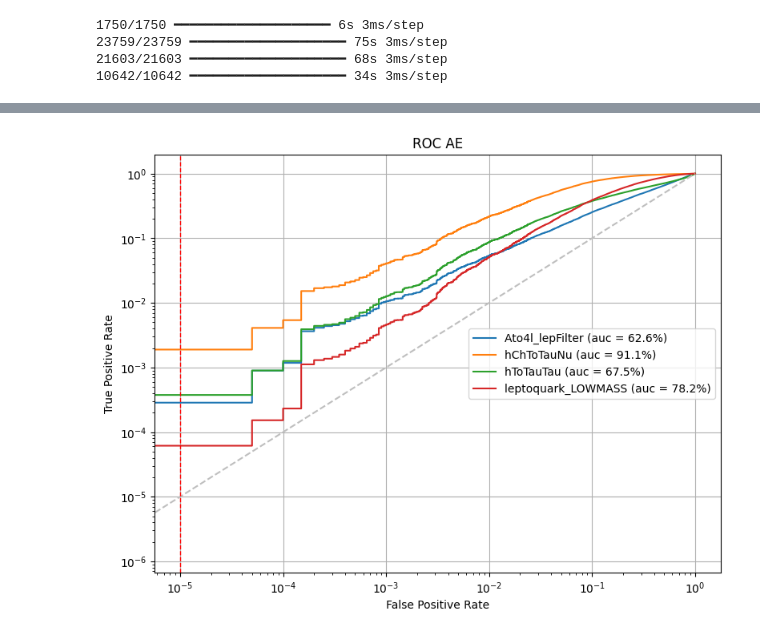
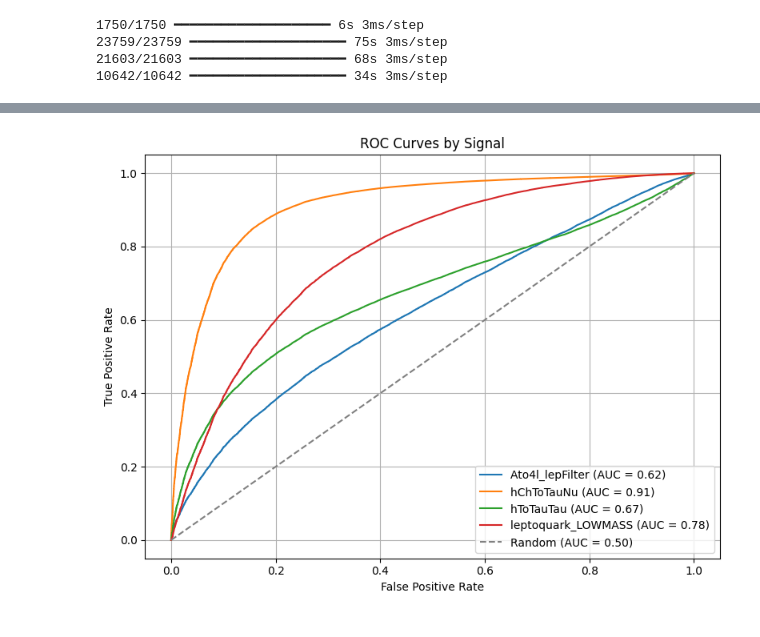
Before and after one commit to nat611/MScDissertation, a Jupyter notebook: autoencoder_1.ipynb, the cells around one changed output, grey strips where cells are left out. Cells and saved outputs as stored; diff of their text form; code cells hidden in the pictures.

```diff
--- a/autoencoder_1.ipynb
+++ b/autoencoder_1.ipynb
@@ -259,31 +275,40 @@ plt.show()
-# %%
-labels = np.concatenate([['Background'], np.array(signal_labels)])
-
-target_background = np.zeros(total_loss[0].shape[0])
-
-plt.figure(figsize=(8,6))
-for i, label in enumerate(labels):
-    if i == 0: continue # background events
-
-    trueVal = np.concatenate((np.ones(total_loss[i].shape[0]), target_background)) # anomaly=1, bkg=0
-    predVal_loss = np.concatenate((total_loss[i], total_loss[0]))
-
-    fpr_loss, tpr_loss, threshold_loss = roc_curve(trueVal, predVal_loss)
-
-    auc_loss = auc(fpr_loss, tpr_loss)
-
-    plt.plot(fpr_loss, tpr_loss, "-", label='%s (auc = %.1f%%)'%(label,auc_loss*100.), linewidth=1.5)
-
-    plt.semilogx()
-    plt.semilogy()
-    plt.ylabel("True Positive Rate")
-    plt.xlabel("False Positive Rate")
-    plt.legend(loc='center right')
-    plt.grid(True)
-    plt.tight_layout()
-plt.plot(np.linspace(0, 1),np.linspace(0, 1), '--', color='0.75')
-plt.axvline(0.00001, color='red', linestyle='dashed', linewidth=1) # threshold value for measuring anomaly detection efficiency
-plt.title("ROC AE")
-plt.show()
-# %% [output]
-[figure, removed]
+# %%
+bkg_loss = total_loss[0]
+signal_losses = total_loss[1:]
+
+plt.figure(figsize=(8, 6))
+for i, signal_loss in enumerate(signal_losses):
+    label = signal_labels[i]  # name of the signal
+
+    # Ground truth: 0 = background, 1 = this signal
+    y_true = np.concatenate([
+        np.ones(len(signal_loss)),     # signal = 1
+        np.zeros(len(bkg_loss))        # background = 0
+    ])
+
+    # Scores (MSE loss values): signal + background
+    y_scores = np.concatenate([
+        signal_loss,
+        bkg_loss
+    ])
+
+    # Compute ROC and AUC
+    fpr, tpr, _ = roc_curve(y_true, y_scores)
+    auc_score = auc(fpr, tpr)
+
+    # Plot ROC curve for this signal
+    plt.plot(fpr, tpr, label=f"{label} (AUC = {auc_score:.2f})", linewidth=1.5)
+
+# Reference line (random classifier)
+plt.plot([0, 1], [0, 1], linestyle='--', color='gray', label='Random (AUC = 0.50)')
+
+# Plot formatting
+plt.xlabel("False Positive Rate")
+plt.ylabel("True Positive Rate")
+plt.title("ROC Curves by Signal")
+plt.legend(loc="lower right")
+plt.grid(True)
+plt.tight_layout()
+plt.show()
+# %% [output]
+[figure, added]
```
Also changed, not shown: parts of 6 cells of this notebook.
